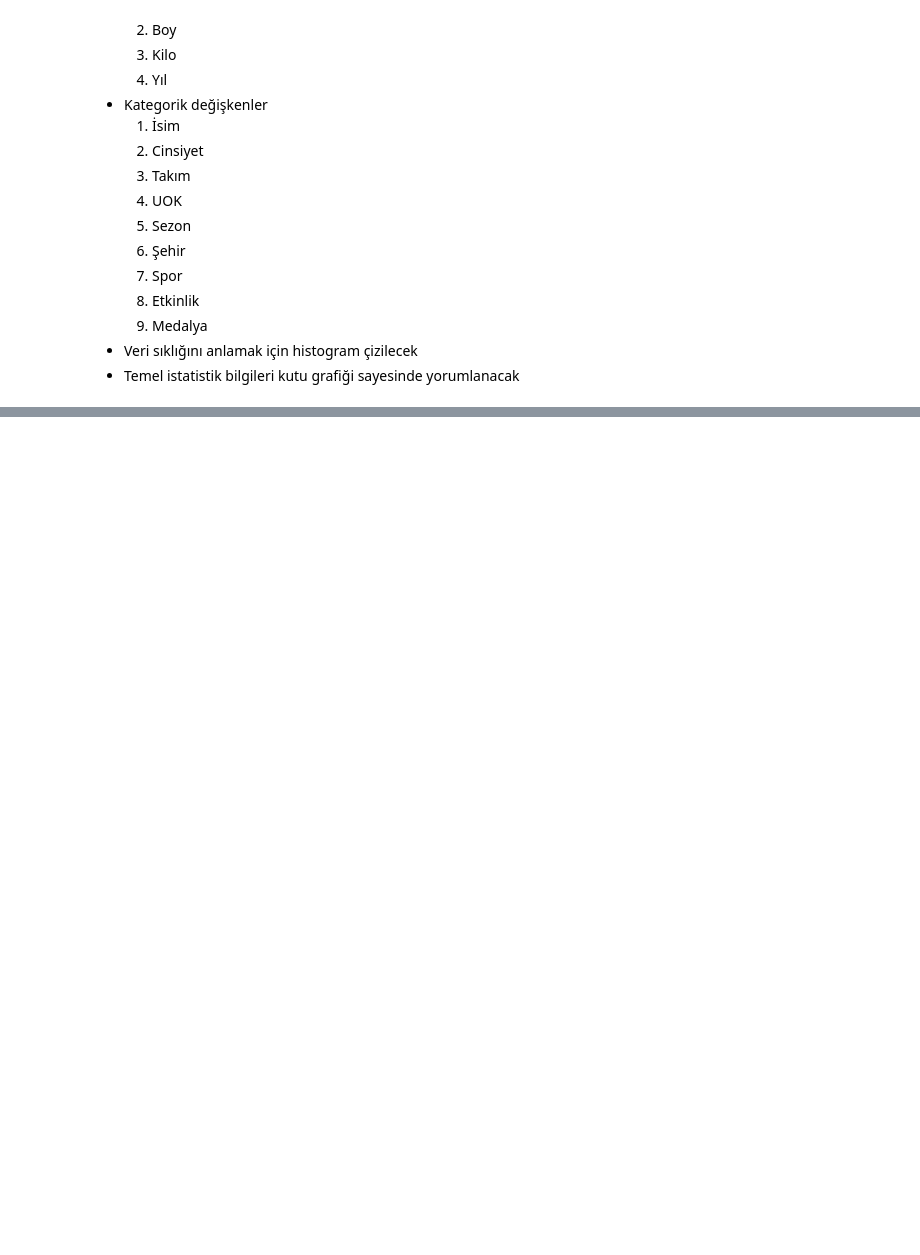
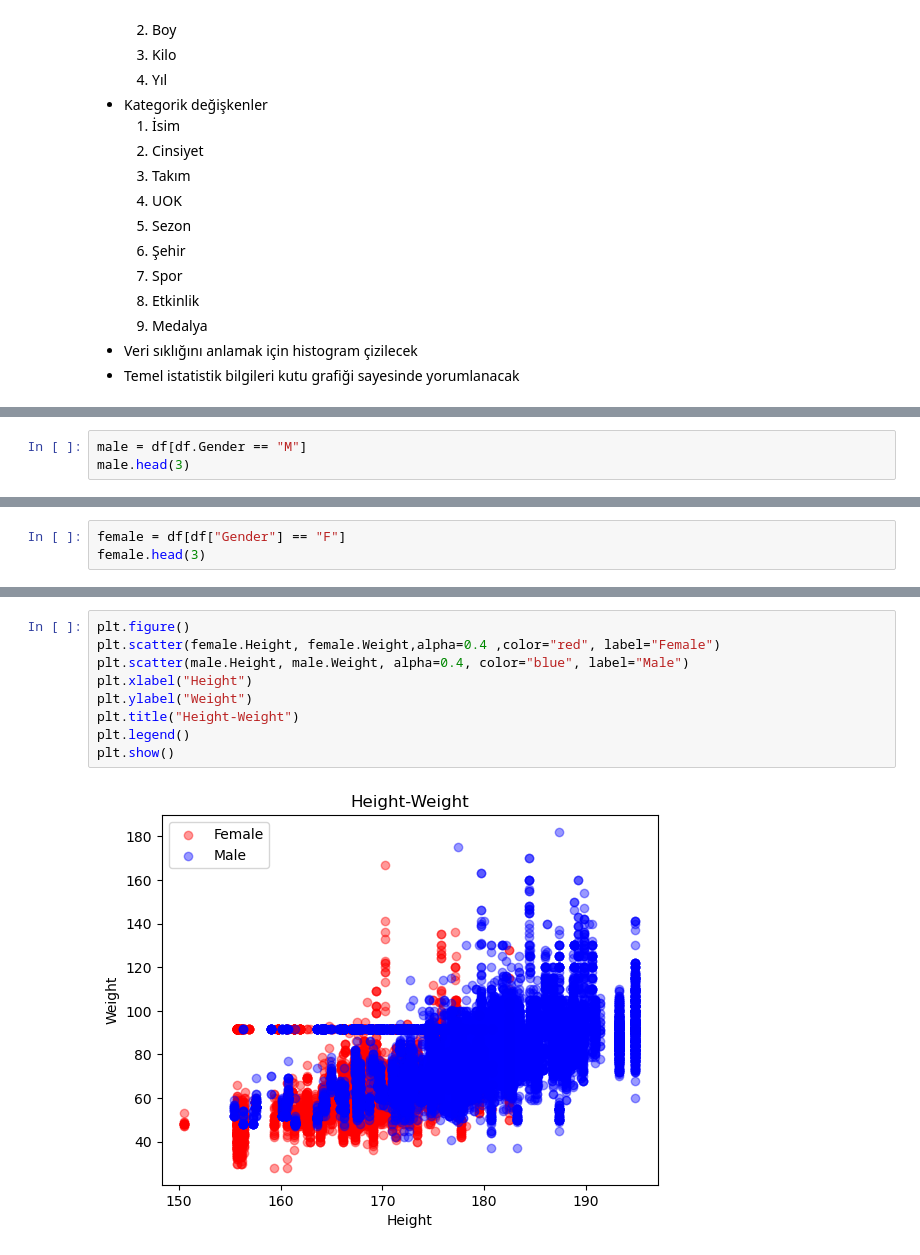
Before and after one commit to ilkerCelimli/DataScience-Olimpiyatlar, a Jupyter notebook: olimpiyat_veriseti_inceleme.ipynb, the cells around one changed output, grey strips where cells are left out. Saved outputs shown, nothing was run; the diff lists cells and outputs as text; blank space fills up the shorter version.

```diff
--- a/olimpiyat_veriseti_inceleme.ipynb
+++ b/olimpiyat_veriseti_inceleme.ipynb
@@ -272,0 +407,3 @@ for variable in numeric_variables:
+# %%
+male = df[df.Gender == "M"]
+male.head(3)
@@ -272,0 +415,3 @@ for variable in numeric_variables:
+# %%
+female = df[df["Gender"] == "F"]
+female.head(3)
@@ -272,0 +423,11 @@ for variable in numeric_variables:
+# %%
+plt.figure()
+plt.scatter(female.Height, female.Weight,alpha=0.4 ,color="red", label="Female")
+plt.scatter(male.Height, male.Weight, alpha=0.4, color="blue", label="Male")
+plt.xlabel("Height")
+plt.ylabel("Weight")
+plt.title("Height-Weight")
+plt.legend()
+plt.show()
+# %% [output]
+[figure, added]
```
Also changed, not shown: parts of 28 cells of this notebook.
